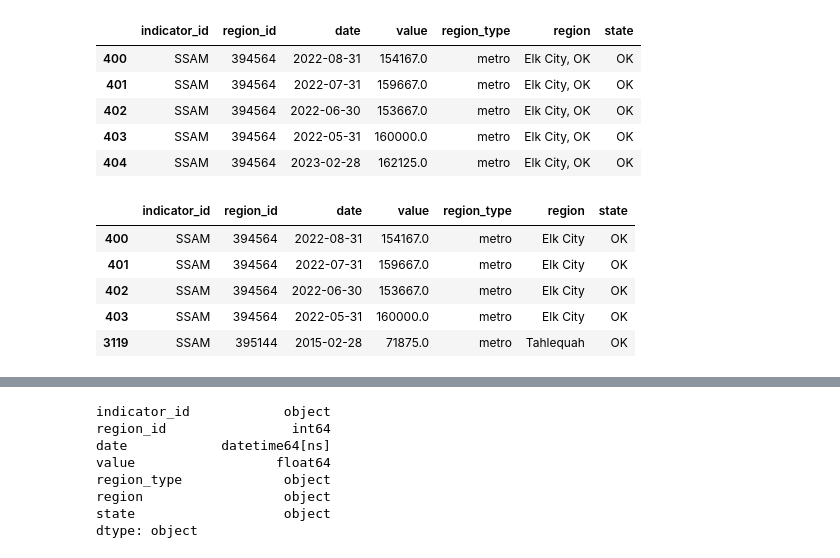
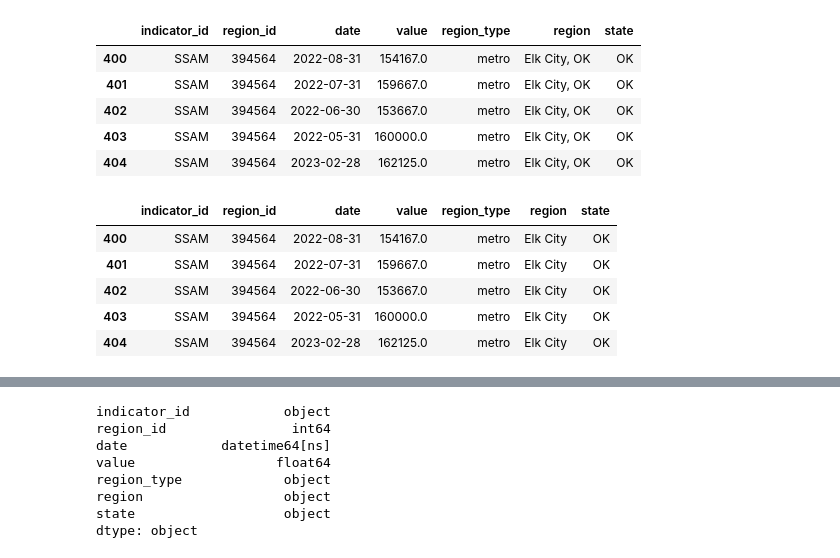
Before and after one commit to ramkumarpj/project-one, a Jupyter notebook: code/HomeSales_InterestRate_Analysis.ipynb, the cells around one changed output, grey strips where cells are left out. Saved outputs shown, nothing was run; the diff lists cells and outputs as text; code cells hidden in the pictures.

```diff
--- a/code/HomeSales_InterestRate_Analysis.ipynb
+++ b/code/HomeSales_InterestRate_Analysis.ipynb
@@ -118,5 +120,3 @@ df = pd.read_csv("../Resources/ZILLOW_DATA.csv")
 dfRegions = pd.read_csv("../Resources/ZILLOW_REGIONS.csv")
 # %%
 dfIndicators = pd.read_csv("../Resources/ZILLOW_INDICATORS.csv")
-# %%
-df = df.loc[df['indicator_id'] == 'SSAM', :]
@@ -123,3 +127,3 @@ df = df.loc[df['indicator_id'] == 'SSAM', :]
 # %%
-dfValue = pd.merge(df, dfRegions, on='region_id')
+dfMedianSalesPrice = pd.merge(df, dfRegions, on='region_id')
 # %%
@@ -152,8 +154,8 @@ print(len(dfValue['region'].unique()))
 # %% [output]
 810
 # %%
-dfValue['state']=dfValue['region'].str.split(',',n=1,expand=True)[1].str.strip(' ')
-dfValue.head()
+dfMedianSalesPrice['state'] = dfMedianSalesPrice['region'].str.split(',',n=1,expand=True)[1].str.strip(' ')
+dfMedianSalesPrice.head()
 # %% [output]
 |  | indicator_id | region_id | date | value | region_type | region | state |
 | 0 | SSAM | 394521 | 2020-05-31 | 153000.0 | metro | Dayton, OH | OH |
@@ -162,9 +164,9 @@ dfValue.head()
 | 3 | SSAM | 394521 | 2020-09-30 | 166800.0 | metro | Dayton, OH | OH |
 | 4 | SSAM | 394521 | 2020-11-30 | 160233.0 | metro | Dayton, OH | OH |
 # %%
-dfValue = dfValue.loc[dfValue['state'] == 'OK', :]
+dfMedianSalesPrice = dfMedianSalesPrice.loc[dfMedianSalesPrice['state'] == 'OK', :]
 
-dfValue.head()
+dfMedianSalesPrice.head()
 # %% [output]
 |  | indicator_id | region_id | date | value | region_type | region | state |
 | 400 | SSAM | 394564 | 2022-08-31 | 154167.0 | metro | Elk City, OK | OK |
@@ -173,12 +175,12 @@ dfValue.head()
 | 403 | SSAM | 394564 | 2022-05-31 | 160000.0 | metro | Elk City, OK | OK |
 | 404 | SSAM | 394564 | 2023-02-28 | 162125.0 | metro | Elk City, OK | OK |
 # %%
-dfValue['region']=dfValue['region'].str.split(',',n=1,expand=True)[0].str.strip(' ')
-dfValue.head()
+dfMedianSalesPrice['region']=dfMedianSalesPrice['region'].str.split(',',n=1,expand=True)[0].str.strip(' ')
+dfMedianSalesPrice.head()
 # %% [output]
 |  | indicator_id | region_id | date | value | region_type | region | state |
 | 400 | SSAM | 394564 | 2022-08-31 | 154167.0 | metro | Elk City | OK |
 | 401 | SSAM | 394564 | 2022-07-31 | 159667.0 | metro | Elk City | OK |
 | 402 | SSAM | 394564 | 2022-06-30 | 153667.0 | metro | Elk City | OK |
 | 403 | SSAM | 394564 | 2022-05-31 | 160000.0 | metro | Elk City | OK |
-| 3119 | SSAM | 395144 | 2015-02-28 | 71875.0 | metro | Tahlequah | OK |
+| 404 | SSAM | 394564 | 2023-02-28 | 162125.0 | metro | Elk City | OK |
```
Also changed, not shown: parts of 23 cells of this notebook, 3 other files.
